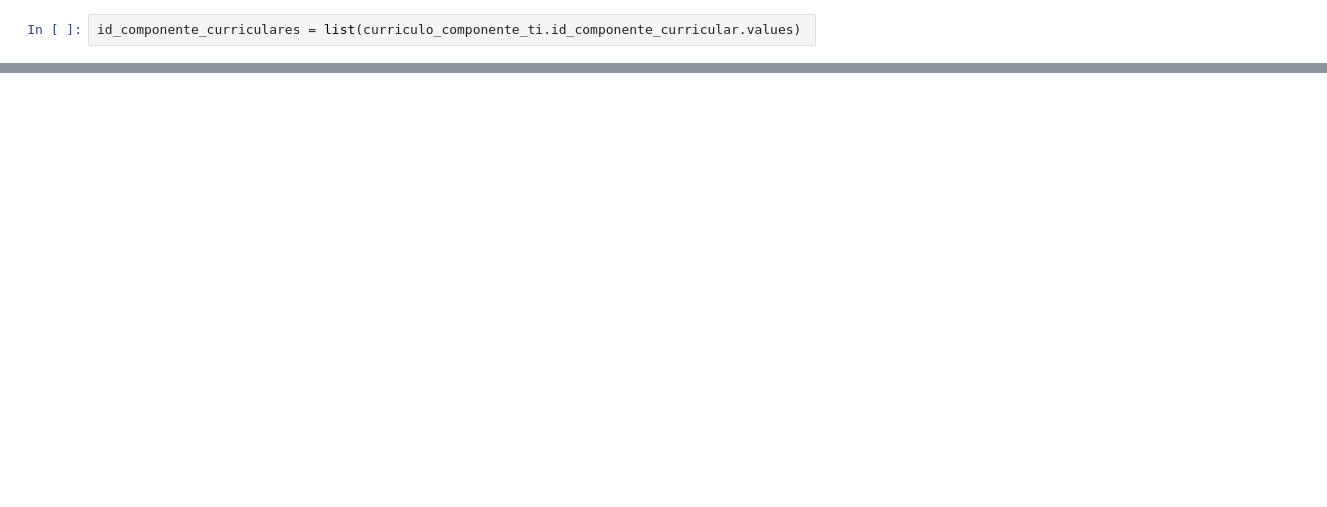
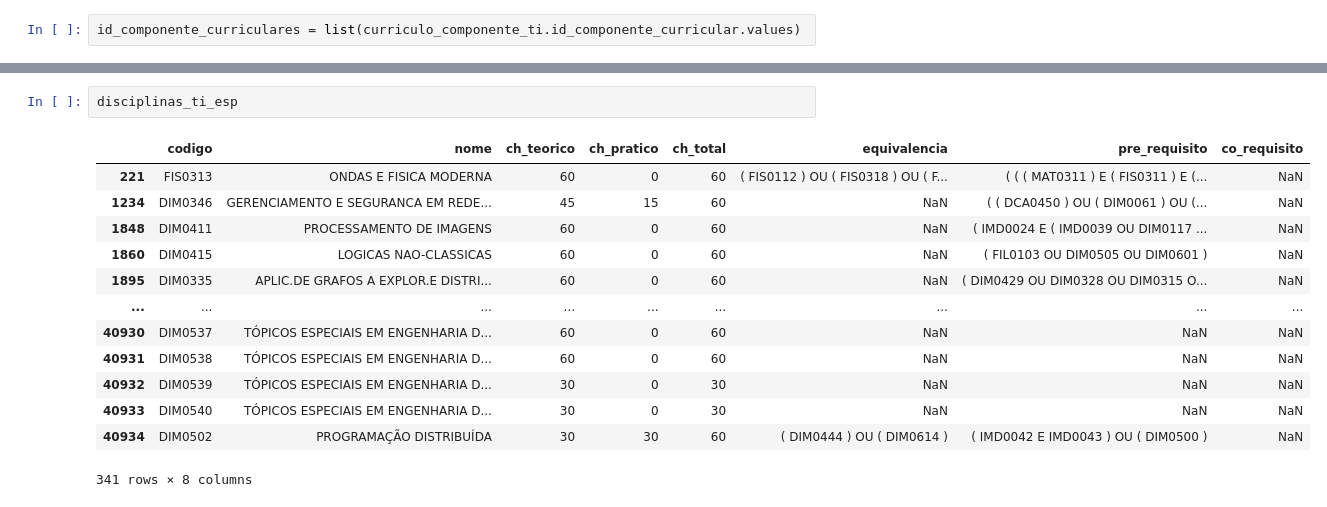
Before and after one commit to arturo32/PODE, a Jupyter notebook: extracao_dados/extracao_cursos.ipynb, the cells around one changed output, grey strips where cells are left out. Cells and saved outputs as stored; diff of their text form; blank space fills up the shorter version.

```diff
--- a/extracao_dados/extracao_cursos.ipynb
+++ b/extracao_dados/extracao_cursos.ipynb
@@ -129,0 +154,16 @@ disciplinas_ti_esp.to_csv('dados_extraidos/disciplinas_ti.csv', index=False)
+# %%
+disciplinas_ti_esp
+# %% [output]
+|  | codigo | nome | ch_teorico | ch_pratico | ch_total | equivalencia | pre_requisito | co_requisito |
+| 221 | FIS0313 | ONDAS E FISICA MODERNA | 60 | 0 | 60 | ( FIS0112 ) OU ( FIS0318 ) OU ( F... | ( ( ( MAT0311 ) E ( FIS0311 ) E (... | NaN |
+| 1234 | DIM0346 | GERENCIAMENTO E SEGURANCA EM REDE... | 45 | 15 | 60 | NaN | ( ( DCA0450 ) OU ( DIM0061 ) OU (... | NaN |
+| 1848 | DIM0411 | PROCESSAMENTO DE IMAGENS | 60 | 0 | 60 | NaN | ( IMD0024 E ( IMD0039 OU DIM0117 ... | NaN |
+| 1860 | DIM0415 | LOGICAS NAO-CLASSICAS | 60 | 0 | 60 | NaN | ( FIL0103 OU DIM0505 OU DIM0601 ) | NaN |
+| 1895 | DIM0335 | APLIC.DE GRAFOS A EXPLOR.E DISTRI... | 60 | 0 | 60 | NaN | ( DIM0429 OU DIM0328 OU DIM0315 O... | NaN |
+| ... | ... | ... | ... | ... | ... | ... | ... | ... |
+| 40930 | DIM0537 | TÓPICOS ESPECIAIS EM ENGENHARIA D... | 60 | 0 | 60 | NaN | NaN | NaN |
+| 40931 | DIM0538 | TÓPICOS ESPECIAIS EM ENGENHARIA D... | 60 | 0 | 60 | NaN | NaN | NaN |
+| 40932 | DIM0539 | TÓPICOS ESPECIAIS EM ENGENHARIA D... | 30 | 0 | 30 | NaN | NaN | NaN |
+| 40933 | DIM0540 | TÓPICOS ESPECIAIS EM ENGENHARIA D... | 30 | 0 | 30 | NaN | NaN | NaN |
+| 40934 | DIM0502 | PROGRAMAÇÃO DISTRIBUÍDA | 30 | 30 | 60 | ( DIM0444 ) OU ( DIM0614 ) | ( IMD0042 E IMD0043 ) OU ( DIM0500 ) | NaN |
+341 rows × 8 columns
```
Also changed, not shown: parts of 9 cells of this notebook, 11 other files.
